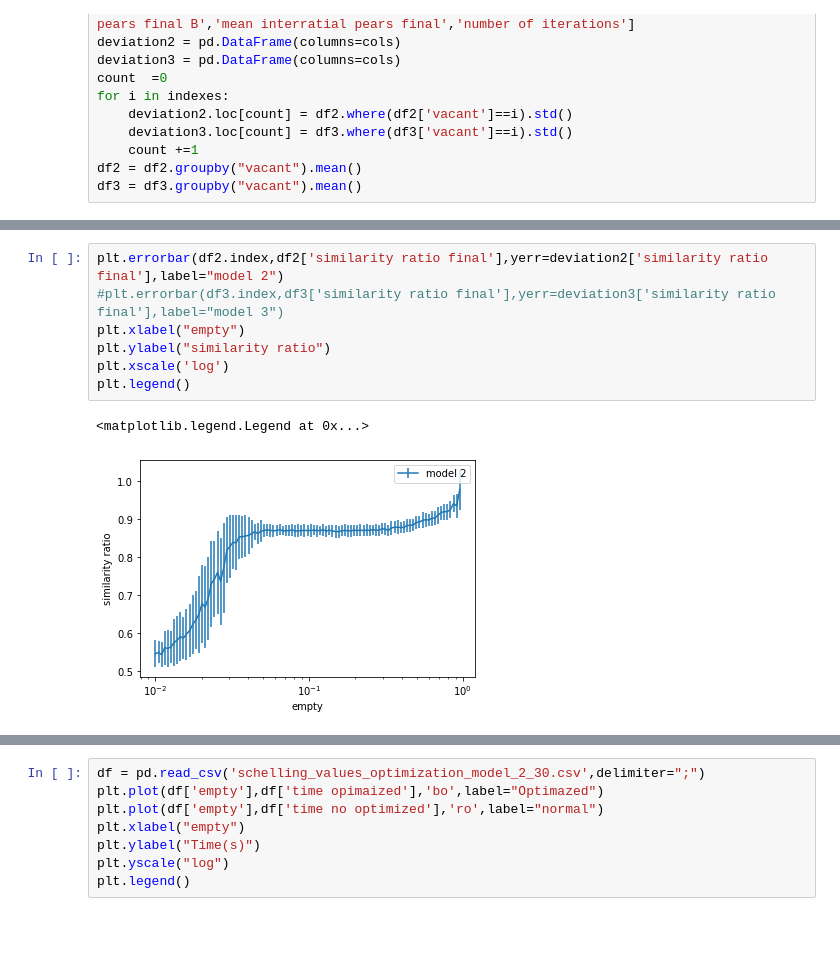
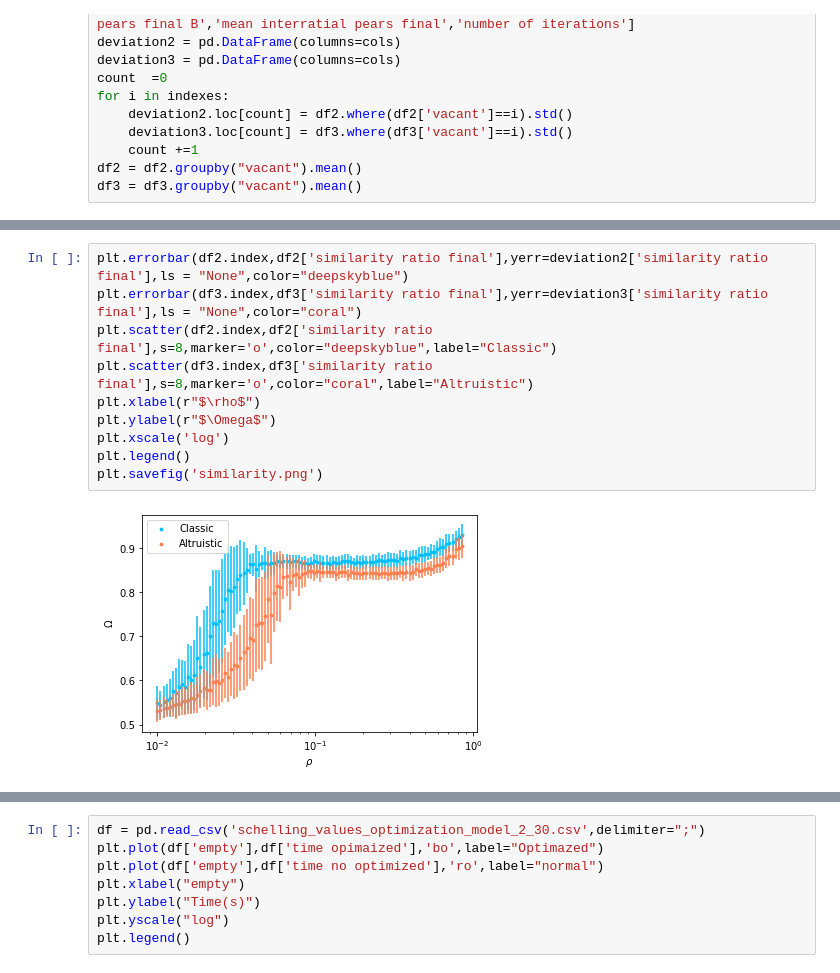
Before and after one commit to quimort/schellings-model, a Jupyter notebook: analisis.ipynb, the cells around one changed output, grey strips where cells are left out. Saved outputs shown, nothing was run; the diff lists cells and outputs as text; blank space fills up the shorter version.

```diff
--- a/analisis.ipynb
+++ b/analisis.ipynb
@@ -86,11 +88,13 @@ plt.legend()
 # %%
-plt.errorbar(df2.index,df2['similarity ratio final'],yerr=deviation2['similarity ratio final'],label="model 2")
-#plt.errorbar(df3.index,df3['similarity ratio final'],yerr=deviation3['similarity ratio final'],label="model 3")
-plt.xlabel("empty")
-plt.ylabel("similarity ratio")
+plt.errorbar(df2.index,df2['similarity ratio final'],yerr=deviation2['similarity ratio final'],ls = "None",color="deepskyblue")
+plt.errorbar(df3.index,df3['similarity ratio final'],yerr=deviation3['similarity ratio final'],ls = "None",color="coral")
+plt.scatter(df2.index,df2['similarity ratio final'],s=8,marker='o',color="deepskyblue",label="Classic")
+plt.scatter(df3.index,df3['similarity ratio final'],s=8,marker='o',color="coral",label="Altruistic")
+plt.xlabel(r"$\rho$")
+plt.ylabel(r"$\Omega$")
 plt.xscale('log')
 plt.legend()
+plt.savefig('similarity.png')
 # %% [output]
-<matplotlib.legend.Legend at 0x...>
-[figure, old version]
+[figure, new version]
 # %%
```
Also changed, not shown: parts of 12 cells of this notebook, 11 other files.
